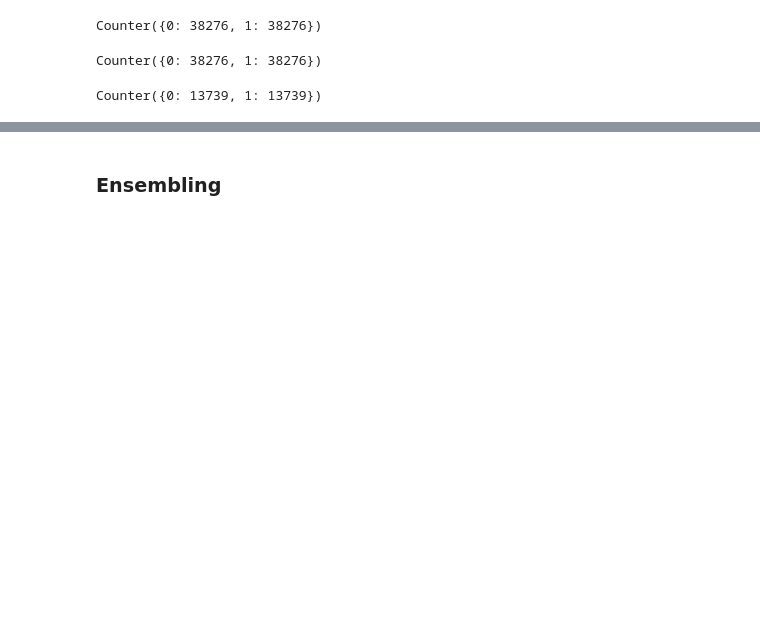
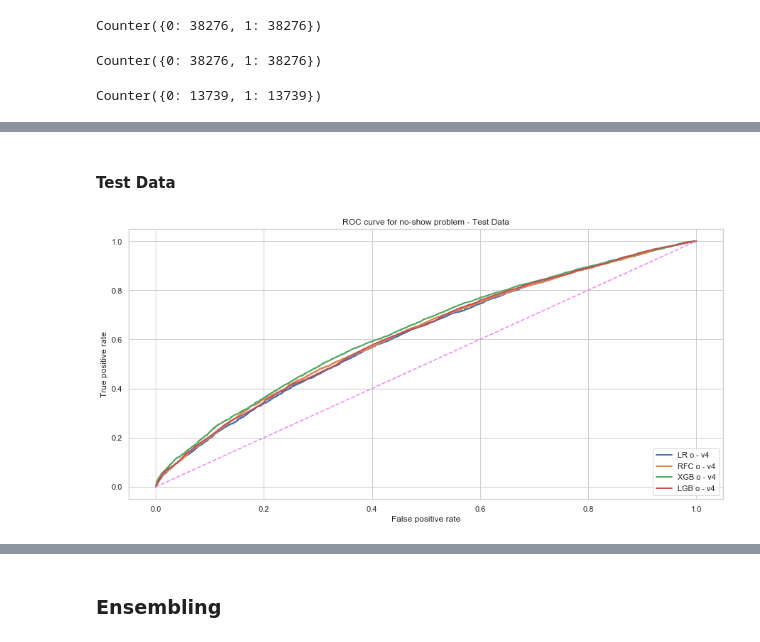
Before and after one commit to jocelynlau/metis-projects-2-5, a Jupyter notebook: project 3/5. cross-validation.ipynb, the cells around one changed output, grey strips where cells are left out. Drawn from its saved outputs; the diff is of its cells as text; code cells hidden in the pictures; blank space fills up the shorter version.

```diff
--- a/project 3/5. cross-validation.ipynb
+++ b/project 3/5. cross-validation.ipynb
@@ -42,7 +49,7 @@ with open('pickles/appt_v2.pickle','rb') as read_file:
     appt_v2 = pickle.load(read_file)
 with open('pickles/appt_v2_all0.pickle','rb') as read_file:
     appt_v3 = pickle.load(read_file)
-with open('pickles/appt_v2_all1.pickle','rb') as read_file:
+with open('pickles/appt_v2_all0.pickle','rb') as read_file:
     appt_v4 = pickle.load(read_file)
 # %%
 #Set features
@@ -452,0 +546,8 @@ plt.title('Precision and Recall Curves - Oversampled');
+# %%
+#XGB
+XGB = XGBClassifier(n_estimator=1000,max_depth=4,random_state=43)
+XGB.fit(Xv4_resampled,yv4_resampled)
+yv4_test_XGB_o = XGB.predict(Xv4_test)
+yv4_test_XGB_o_prob = XGB.predict_proba(Xv4_test)[:,1]
+print_scores(yv4_test,yv4_test_XGB_o)
+print(f'XGB o - v4: {roc_auc_score(yv4_test, yv4_test_XGB_o_prob):.3f}') # RFC
@@ -452,0 +560,12 @@ plt.title('Precision and Recall Curves - Oversampled');
+# %%
+#LGB
+LGB = LGBMClassifier(random_state=43,max_depth=-1,objective='binary',bagging_freq = 1,
+                                   bagging_fraction = 0.8,
+                                   bagging_seed = 71,
+                                   boosting_type='rf',
+                                   n_estimators=500)
+LGB.fit(Xv4_resampled,yv4_resampled)
+yv4_test_LGB_o = LGB.predict(Xv4_test)
+yv4_test_LGB_o_prob = LGB.predict_proba(Xv4_test)[:,1]
+print_scores(yv4_test,yv4_test_LGB_o)
+print(f'LGB o - v4: {roc_auc_score(yv4_test,yv4_test_LGB_o_prob):.3f}')
@@ -452,0 +678,27 @@ plt.title('Precision and Recall Curves - Oversampled');
+# %% [markdown]
+#### Test Data
+# %%
+# Compare ROCs for:
+fpr13, tpr13, thresholds13 = roc_curve(yv4_test, yv4_test_LR_o_prob) # LR
+fpr14, tpr14, thresholds14 = roc_curve(yv4_test, yv4_test_RFC_o_prob) # RFC
+fpr15, tpr15, thresholds15 = roc_curve(yv4_test, yv4_test_XGB_o_prob) # XGB
+fpr16, tpr16, thresholds16 = roc_curve(yv4_test, yv4_test_LGB_o_prob) # XGB
+
+
+plt.figure(figsize=(15,7))
+
+plt.plot(fpr13, tpr13,lw=2,label='LR o - v4')
+plt.plot(fpr14, tpr14,lw=2,label='RFC o - v4')
+plt.plot(fpr15, tpr15,lw=2,label='XGB o - v4')
+plt.plot(fpr16, tpr16,lw=2,label='LGB o - v4')
+
+plt.plot([0,1],[0,1],c='violet',ls='--')
+plt.xlim([-0.05,1.05])
+plt.ylim([-0.05,1.05])
+
+plt.legend(loc='lower right')
+plt.xlabel('False positive rate')
+plt.ylabel('True positive rate')
+plt.title('ROC curve for no-show problem - Test Data');
+# %% [output]
+[figure, added]
```
Also changed, not shown: parts of 87 cells of this notebook, 10 other files.
